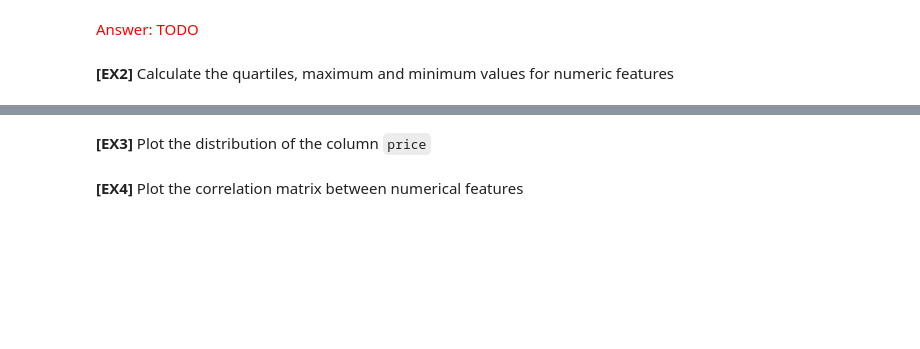
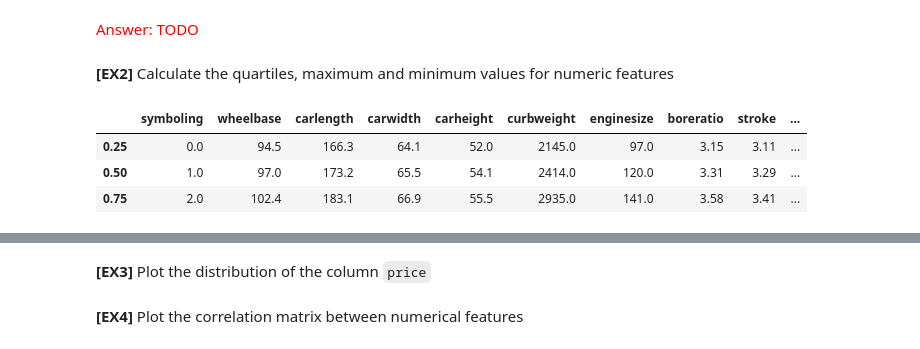
Before and after one commit to LucaFranceschi01/ML_Final_Project, a Jupyter notebook: Project_bonus_extra/P6_students.ipynb, the cells around one changed output, grey strips where cells are left out. Cells and saved outputs as stored; diff of their text form; code cells hidden in the pictures; blank space fills up the shorter version.

```diff
--- a/Project_bonus_extra/P6_students.ipynb
+++ b/Project_bonus_extra/P6_students.ipynb
@@ -69,3 +95,13 @@ df.info()
 <font color="red"> Answer: TODO</font>
 # %% [markdown]
 **[EX2]** Calculate the quartiles, maximum and minimum values for numeric features
+# %%
+numeric_features = ["symboling", "wheelbase", "carlength", "carwidth", "carheight", "curbweight", "enginesize", "boreratio", "stroke", "compressionratio", "horsepower", "peakrpm", "citympg", "highwaympg", "price"]
+df_numeric = df[numeric_features]
+
+df_numeric.quantile([0.25, 0.5, 0.75])
+# %% [output]
+|  | symboling | wheelbase | carlength | carwidth | carheight | curbweight | enginesize | boreratio | stroke | ... |
+| 0.25 | 0.0 | 94.5 | 166.3 | 64.1 | 52.0 | 2145.0 | 97.0 | 3.15 | 3.11 | ... |
+| 0.50 | 1.0 | 97.0 | 173.2 | 65.5 | 54.1 | 2414.0 | 120.0 | 3.31 | 3.29 | ... |
+| 0.75 | 2.0 | 102.4 | 183.1 | 66.9 | 55.5 | 2935.0 | 141.0 | 3.58 | 3.41 | ... |
```
Also changed, not shown: parts of 12 cells of this notebook.
